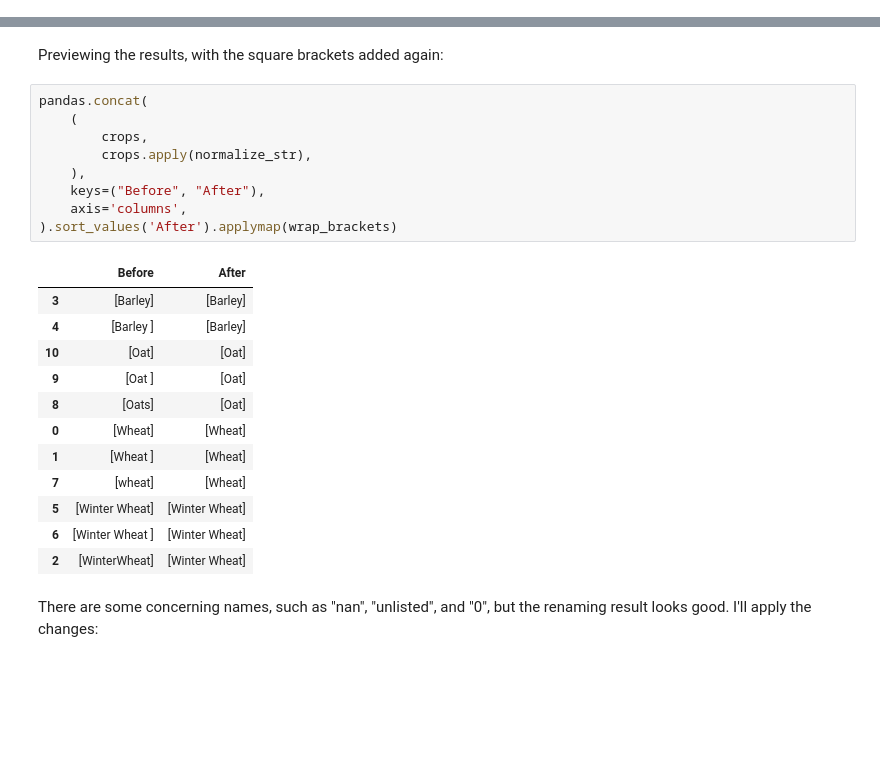
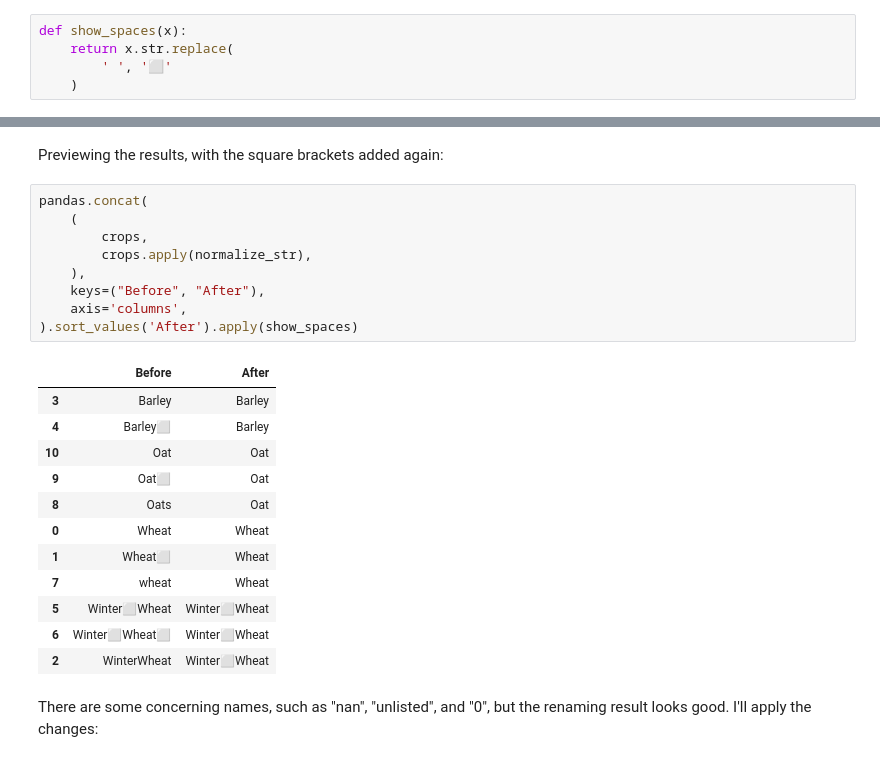
Before and after one commit to devvyn/aafc-field-data, a Jupyter notebook: notebook/projects/2016-sweep-vs-tiller/2016-sweep-vs-tiller.ipynb, the cells around one changed output, grey strips where cells are left out. Saved outputs shown, nothing was run; the diff lists cells and outputs as text; blank space fills up the shorter version.

```diff
--- a/notebook/projects/2016-sweep-vs-tiller/2016-sweep-vs-tiller.ipynb
+++ b/notebook/projects/2016-sweep-vs-tiller/2016-sweep-vs-tiller.ipynb
@@ -1173,3 +1154,8 @@ dtype: object
+# %%
+def show_spaces(x):
+    return x.str.replace(
+        ' ', '⬜️'
+    )
 # %% [markdown]
 I'll reuse this function later.
 # %% [markdown]
@@ -1246,25 +1233,25 @@ Previewing the results, with the square brackets added again:
 # %%
 pandas.concat(
     (
         crops,
         crops.apply(normalize_str),
     ),
     keys=("Before", "After"),
     axis='columns',
-).sort_values('After').applymap(wrap_brackets)
+).sort_values('After').apply(show_spaces)
 # %% [output]
 |  | Before | After |
-| 3 | [Barley] | [Barley] |
-| 4 | [Barley ] | [Barley] |
-| 10 | [Oat] | [Oat] |
-| 9 | [Oat ] | [Oat] |
-| 8 | [Oats] | [Oat] |
-| 0 | [Wheat] | [Wheat] |
-| 1 | [Wheat ] | [Wheat] |
-| 7 | [wheat] | [Wheat] |
-| 5 | [Winter Wheat] | [Winter Wheat] |
-| 6 | [Winter Wheat ] | [Winter Wheat] |
-| 2 | [WinterWheat] | [Winter Wheat] |
+| 3 | Barley | Barley |
+| 4 | Barley⬜️ | Barley |
+| 10 | Oat | Oat |
+| 9 | Oat⬜️ | Oat |
+| 8 | Oats | Oat |
+| 0 | Wheat | Wheat |
+| 1 | Wheat⬜️ | Wheat |
+| 7 | wheat | Wheat |
+| 5 | Winter⬜️Wheat | Winter⬜️Wheat |
+| 6 | Winter⬜️Wheat⬜️ | Winter⬜️Wheat |
+| 2 | WinterWheat | Winter⬜️Wheat |
 # %% [markdown]
 There are some concerning names, such as "nan", "unlisted", and "0", but the renaming result looks good. I'll apply the changes:
 # %%
```
Also changed, not shown: parts of 48 cells of this notebook.
